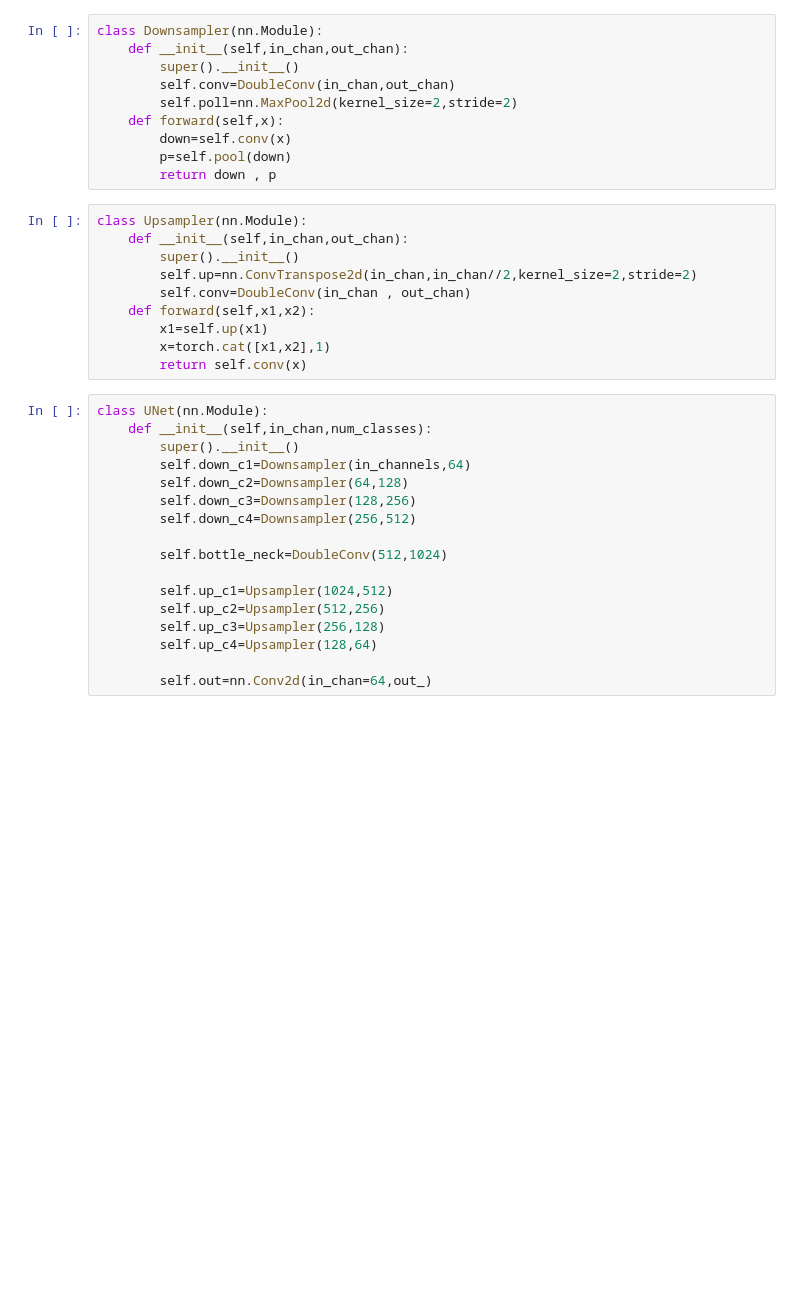
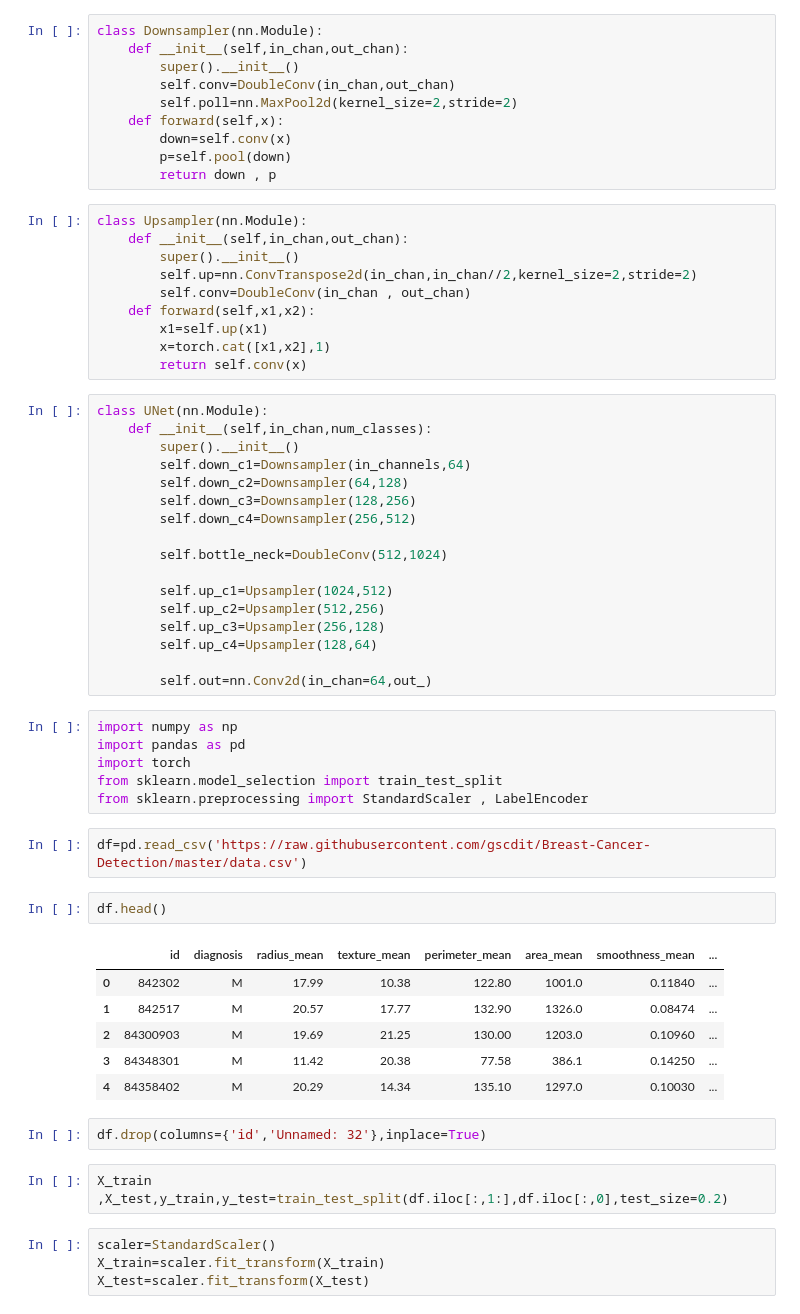
Before and after one commit to Raunak4518/Image-Colorization-using-GAN-by-RAGx, a Jupyter notebook: pix2pix.ipynb, the cells around one changed output. Drawn from its saved outputs; the diff is of its cells as text; blank space fills up the shorter version.

```diff
--- a/pix2pix.ipynb
+++ b/pix2pix.ipynb
@@ -122,3 +183,28 @@ class UNet(nn.Module):
         self.up_c4=Upsampler(128,64)
 
         self.out=nn.Conv2d(in_chan=64,out_)
+# %%
+import numpy as np
+import pandas as pd
+import torch
+from sklearn.model_selection import train_test_split
+from sklearn.preprocessing import StandardScaler , LabelEncoder
+# %%
+df=pd.read_csv('https://raw.githubusercontent.com/gscdit/Breast-Cancer-Detection/master/data.csv')
+# %%
+df.head()
+# %% [output]
+|  | id | diagnosis | radius_mean | texture_mean | perimeter_mean | area_mean | smoothness_mean | ... |
+| 0 | 842302 | M | 17.99 | 10.38 | 122.80 | 1001.0 | 0.11840 | ... |
+| 1 | 842517 | M | 20.57 | 17.77 | 132.90 | 1326.0 | 0.08474 | ... |
+| 2 | 84300903 | M | 19.69 | 21.25 | 130.00 | 1203.0 | 0.10960 | ... |
+| 3 | 84348301 | M | 11.42 | 20.38 | 77.58 | 386.1 | 0.14250 | ... |
+| 4 | 84358402 | M | 20.29 | 14.34 | 135.10 | 1297.0 | 0.10030 | ... |
+# %%
+df.drop(columns={'id','Unnamed: 32'},inplace=True)
+# %%
+X_train ,X_test,y_train,y_test=train_test_split(df.iloc[:,1:],df.iloc[:,0],test_size=0.2)
+# %%
+scaler=StandardScaler()
+X_train=scaler.fit_transform(X_train)
+X_test=scaler.fit_transform(X_test)
```
Also changed, not shown: parts of 18 cells of this notebook.
